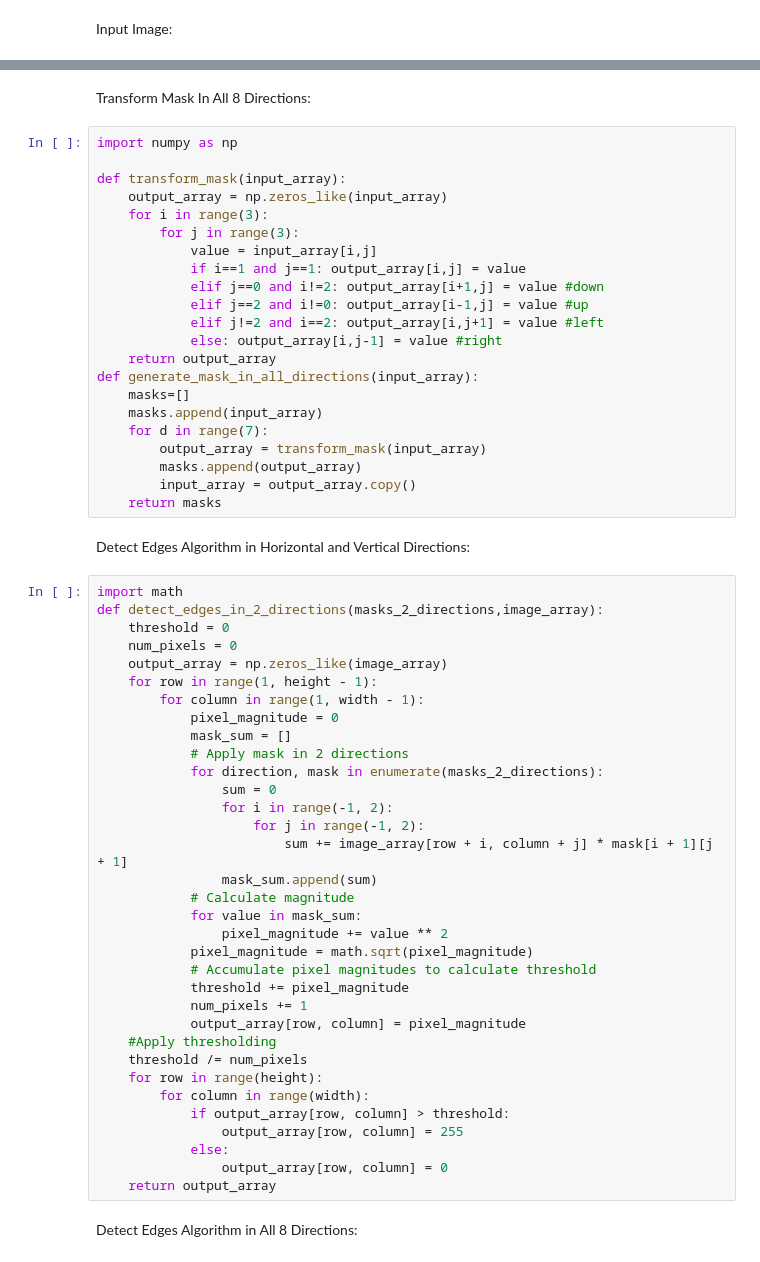
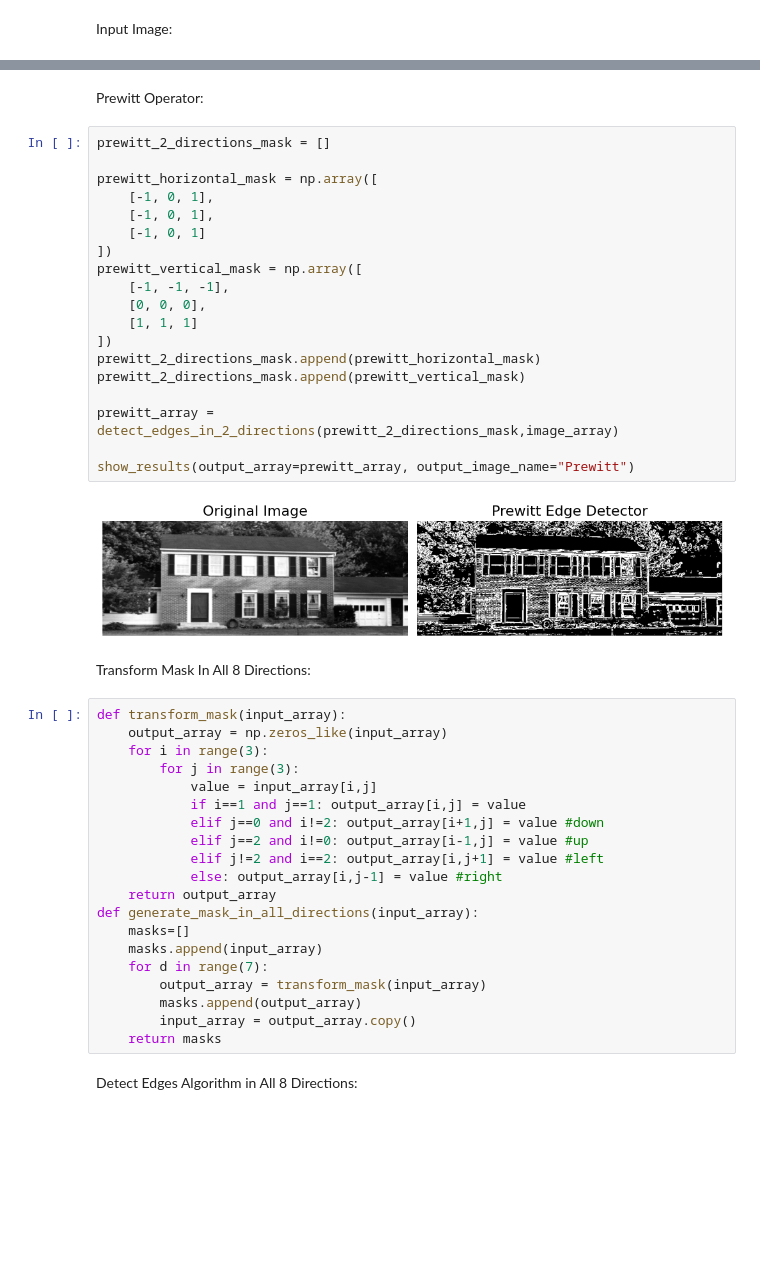
Before and after one commit to SamaMostafa03/Image_Processing_Algo, a Jupyter notebook: Edge-Detector/edges.ipynb, the cells around one changed output, grey strips where cells are left out. Cells and saved outputs as stored; diff of their text form; blank space fills up the shorter version.

```diff
--- a/Edge-Detector/edges.ipynb
+++ b/Edge-Detector/edges.ipynb
@@ -22,8 +100,29 @@ Shape: (300, 800)
+# %% [markdown]
+Prewitt Operator:
+# %%
+prewitt_2_directions_mask = []
+
+prewitt_horizontal_mask = np.array([
+    [-1, 0, 1],
+    [-1, 0, 1],
+    [-1, 0, 1]
+])
+prewitt_vertical_mask = np.array([
+    [-1, -1, -1],
+    [0, 0, 0],
+    [1, 1, 1]
+])
+prewitt_2_directions_mask.append(prewitt_horizontal_mask)
+prewitt_2_directions_mask.append(prewitt_vertical_mask)
+
+prewitt_array = detect_edges_in_2_directions(prewitt_2_directions_mask,image_array)
+
+show_results(output_array=prewitt_array, output_image_name="Prewitt")
+# %% [output]
+[figure, added]
 # %% [markdown]
 Transform Mask In All 8 Directions:
 # %%
-import numpy as np
-
 def transform_mask(input_array):
     output_array = np.zeros_like(input_array)
     for i in range(3):
@@ -43,42 +142,6 @@ def generate_mask_in_all_directions(input_array):
         masks.append(output_array)
         input_array = output_array.copy()
     return masks
-# %% [markdown]
-Detect Edges Algorithm in Horizontal and Vertical Directions:
-# %%
-import math
-def detect_edges_in_2_directions(masks_2_directions,image_array):
-    threshold = 0
-    num_pixels = 0
-    output_array = np.zeros_like(image_array)
-    for row in range(1, height - 1):
-        for column in range(1, width - 1):
-            pixel_magnitude = 0
-            mask_sum = []
-            # Apply mask in 2 directions
-            for direction, mask in enumerate(masks_2_directions):
-                sum = 0
-                for i in range(-1, 2):
-                    for j in range(-1, 2):
-                        sum += image_array[row + i, column + j] * mask[i + 1][j + 1]
-                mask_sum.append(sum)
-            # Calculate magnitude
-            for value in mask_sum:
-                pixel_magnitude += value ** 2
-            pixel_magnitude = math.sqrt(pixel_magnitude)
-            # Accumulate pixel magnitudes to calculate threshold
-            threshold += pixel_magnitude
-            num_pixels += 1
-            output_array[row, column] = pixel_magnitude
-    #Apply thresholding
-    threshold /= num_pixels
-    for row in range(height):
-        for column in range(width):
-            if output_array[row, column] > threshold:
-                output_array[row, column] = 255
-            else:
-                output_array[row, column] = 0
-    return output_array
 # %% [markdown]
 Detect Edges Algorithm in All 8 Directions:
 # %%
```
Also changed, not shown: parts of 19 cells of this notebook, 6 other files.
